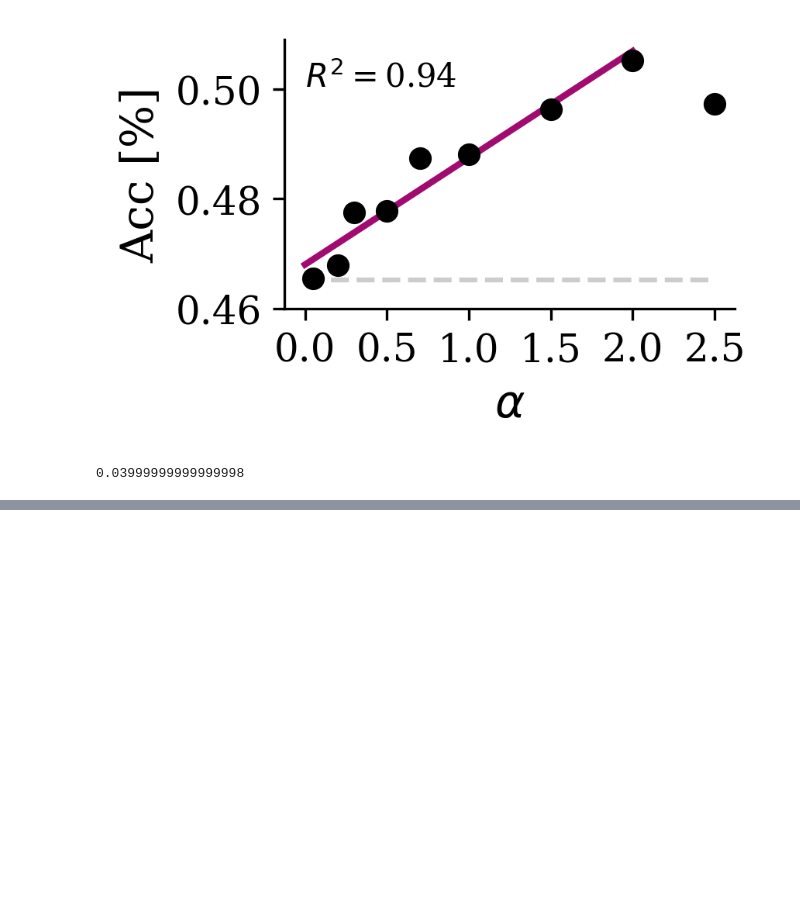
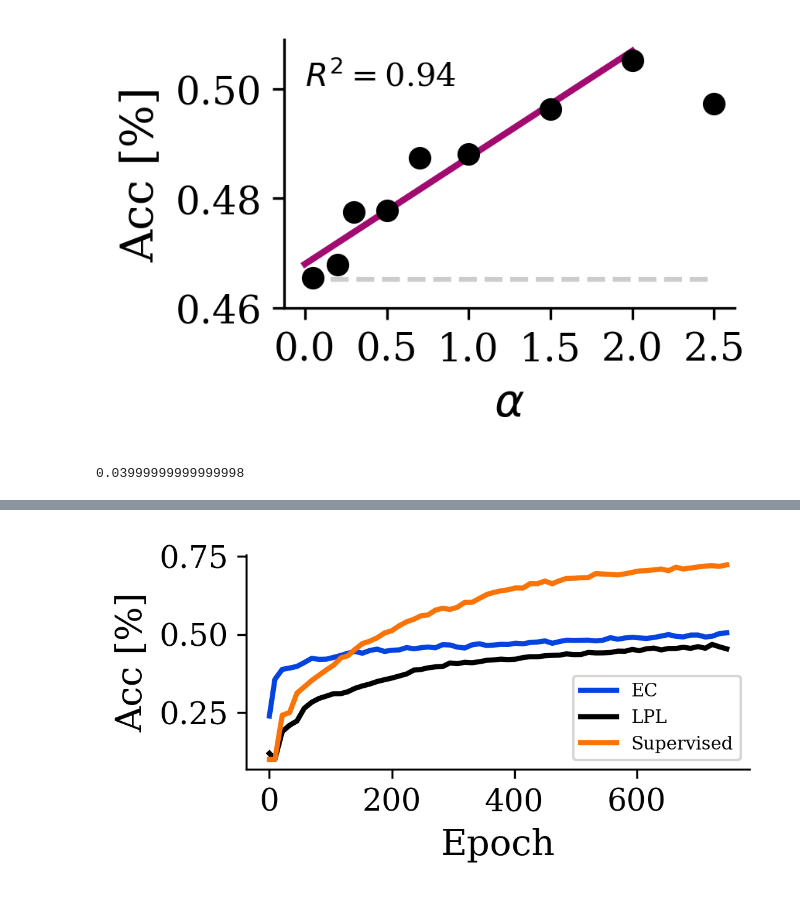
Before and after one commit to ffeiler/lpl_top-down_feedback, a Jupyter notebook: notebooks/modsem_report.ipynb, the cells around one changed output, grey strips where cells are left out. Saved outputs shown, nothing was run; the diff lists cells and outputs as text; code cells hidden in the pictures; blank space fills up the shorter version.

Commit message:
local changes

```diff
--- a/notebooks/modsem_report.ipynb
+++ b/notebooks/modsem_report.ipynb
@@ -276,0 +330,32 @@ plt.show()
+# %%
+figname = "comp_supervised"
+colors = ["xkcd:blue", "black", "xkcd:orange"]
+data = pd.DataFrame()
+fnames = ["top_down_feedback_a2_t1", "base_lpl_local", "base_supervised_local"]
+fnames_plot = ['EC', 'LPL', 'Supervised']
+for fname in fnames:
+    _data = pd.read_csv(base_data_path + f"/{fname}.csv")
+    _data = _data[_data.columns[:2]]
+    data = pd.concat([data, _data], axis=1)
+
+data = data.loc[:,~data.columns.duplicated()]
+# rename columns
+data.columns = ['Step', *fnames]
+
+
+fig, ax = plt.subplots(figsize=(3.5, 1.5))
+x = data["Step"]
+for i, fname in enumerate(fnames):
+    y = data[fname]
+    ax.plot(x, y, label=fnames_plot[i], c=colors[i], lw=2)
+
+ax.legend(fontsize=7)
+ax.set_xlabel("Epoch")
+ax.set_ylabel("Acc [%]")
+fig.savefig(
+    f"{figure_path}/{figname}.pdf",
+    bbox_inches="tight",
+)
+plt.show()
+# %% [output]
+[figure, added]
```
Also changed, not shown: parts of 6 cells of this notebook, 24 other files.
